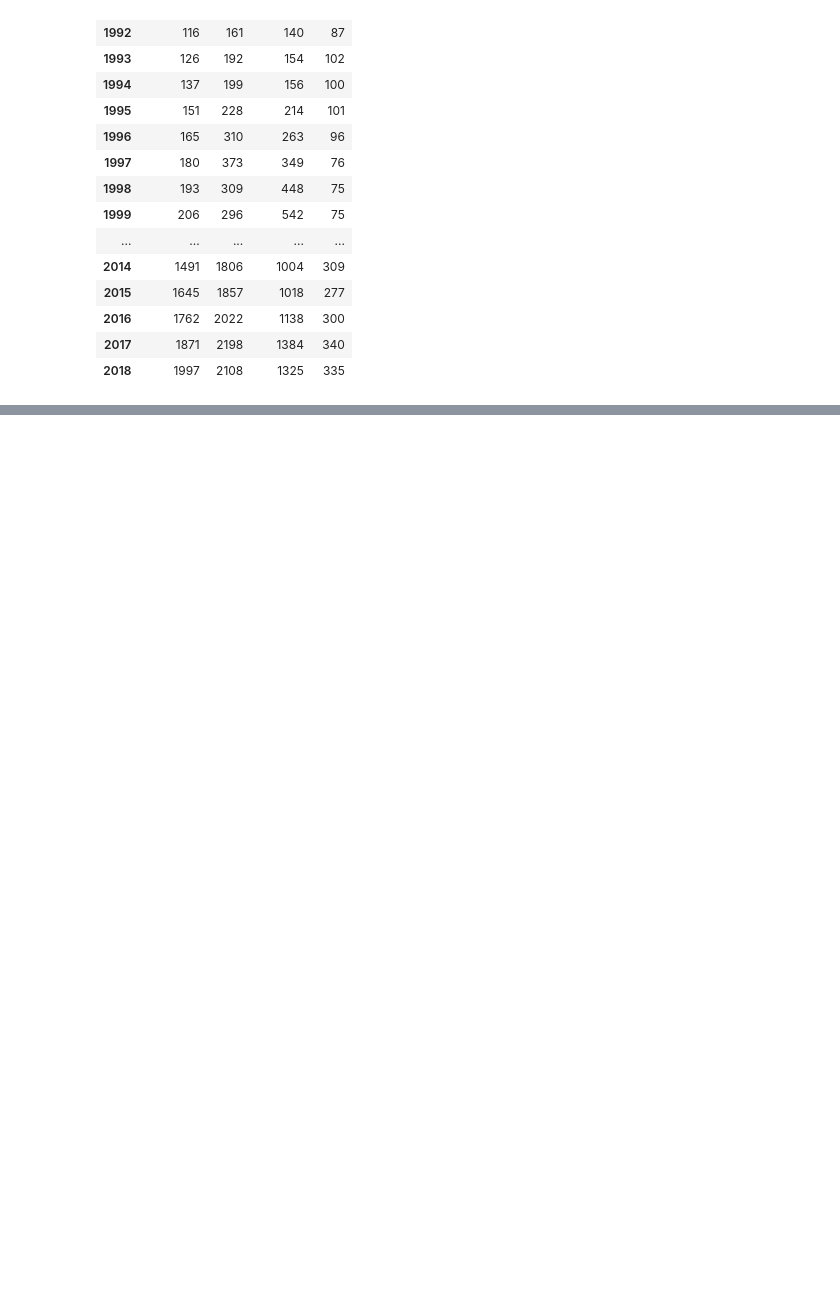
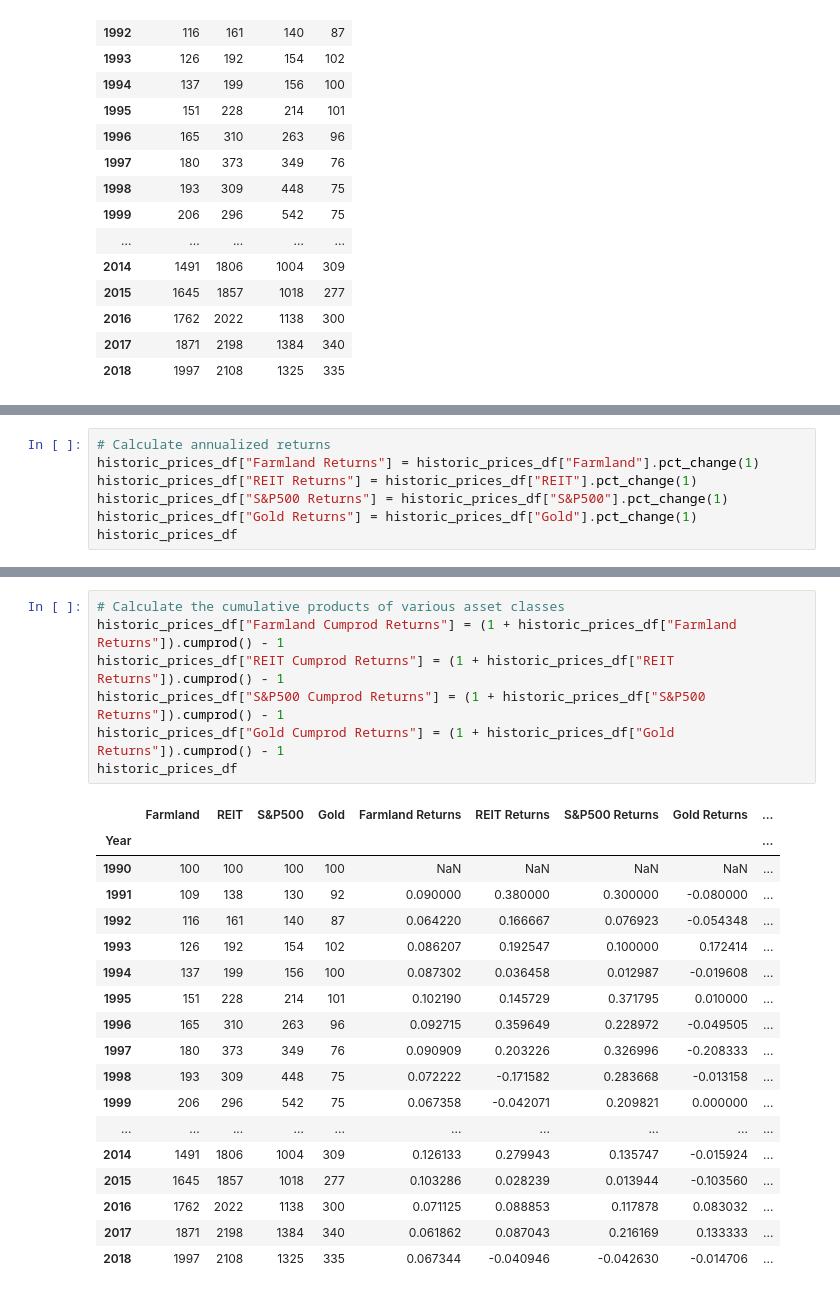
Before and after one commit to kevin-mau/farmland_tokenizer, a Jupyter notebook: farmland_diversification_analysis.ipynb, the cells around one changed output, grey strips where cells are left out. Cells and saved outputs as stored; diff of their text form; blank space fills up the shorter version.

Commit message:
Added asset class risk return calculation based on historic asset class data

```diff
--- a/farmland_diversification_analysis.ipynb
+++ b/farmland_diversification_analysis.ipynb
@@ -887,0 +889,7 @@ historic_prices_df.hvplot()
+# %%
+# Calculate annualized returns
+historic_prices_df["Farmland Returns"] = historic_prices_df["Farmland"].pct_change(1)
+historic_prices_df["REIT Returns"] = historic_prices_df["REIT"].pct_change(1)
+historic_prices_df["S&P500 Returns"] = historic_prices_df["S&P500"].pct_change(1)
+historic_prices_df["Gold Returns"] = historic_prices_df["Gold"].pct_change(1)
+historic_prices_df
@@ -887,0 +915,26 @@ historic_prices_df.hvplot()
+# %%
+# Calculate the cumulative products of various asset classes
+historic_prices_df["Farmland Cumprod Returns"] = (1 + historic_prices_df["Farmland Returns"]).cumprod() - 1
+historic_prices_df["REIT Cumprod Returns"] = (1 + historic_prices_df["REIT Returns"]).cumprod() - 1
+historic_prices_df["S&P500 Cumprod Returns"] = (1 + historic_prices_df["S&P500 Returns"]).cumprod() - 1
+historic_prices_df["Gold Cumprod Returns"] = (1 + historic_prices_df["Gold Returns"]).cumprod() - 1
+historic_prices_df
+# %% [output]
+|  | Farmland | REIT | S&P500 | Gold | Farmland Returns | REIT Returns | S&P500 Returns | Gold Returns | ... |
+| Year |  |  |  |  |  |  |  |  | ... |
+| 1990 | 100 | 100 | 100 | 100 | NaN | NaN | NaN | NaN | ... |
+| 1991 | 109 | 138 | 130 | 92 | 0.090000 | 0.380000 | 0.300000 | -0.080000 | ... |
+| 1992 | 116 | 161 | 140 | 87 | 0.064220 | 0.166667 | 0.076923 | -0.054348 | ... |
+| 1993 | 126 | 192 | 154 | 102 | 0.086207 | 0.192547 | 0.100000 | 0.172414 | ... |
+| 1994 | 137 | 199 | 156 | 100 | 0.087302 | 0.036458 | 0.012987 | -0.019608 | ... |
+| 1995 | 151 | 228 | 214 | 101 | 0.102190 | 0.145729 | 0.371795 | 0.010000 | ... |
+| 1996 | 165 | 310 | 263 | 96 | 0.092715 | 0.359649 | 0.228972 | -0.049505 | ... |
+| 1997 | 180 | 373 | 349 | 76 | 0.090909 | 0.203226 | 0.326996 | -0.208333 | ... |
+| 1998 | 193 | 309 | 448 | 75 | 0.072222 | -0.171582 | 0.283668 | -0.013158 | ... |
+| 1999 | 206 | 296 | 542 | 75 | 0.067358 | -0.042071 | 0.209821 | 0.000000 | ... |
+| ... | ... | ... | ... | ... | ... | ... | ... | ... | ... |
+| 2014 | 1491 | 1806 | 1004 | 309 | 0.126133 | 0.279943 | 0.135747 | -0.015924 | ... |
+| 2015 | 1645 | 1857 | 1018 | 277 | 0.103286 | 0.028239 | 0.013944 | -0.103560 | ... |
+| 2016 | 1762 | 2022 | 1138 | 300 | 0.071125 | 0.088853 | 0.117878 | 0.083032 | ... |
+| 2017 | 1871 | 2198 | 1384 | 340 | 0.061862 | 0.087043 | 0.216169 | 0.133333 | ... |
+| 2018 | 1997 | 2108 | 1325 | 335 | 0.067344 | -0.040946 | -0.042630 | -0.014706 | ... |
```
Also changed, not shown: parts of 5 cells of this notebook, 1 other file.
